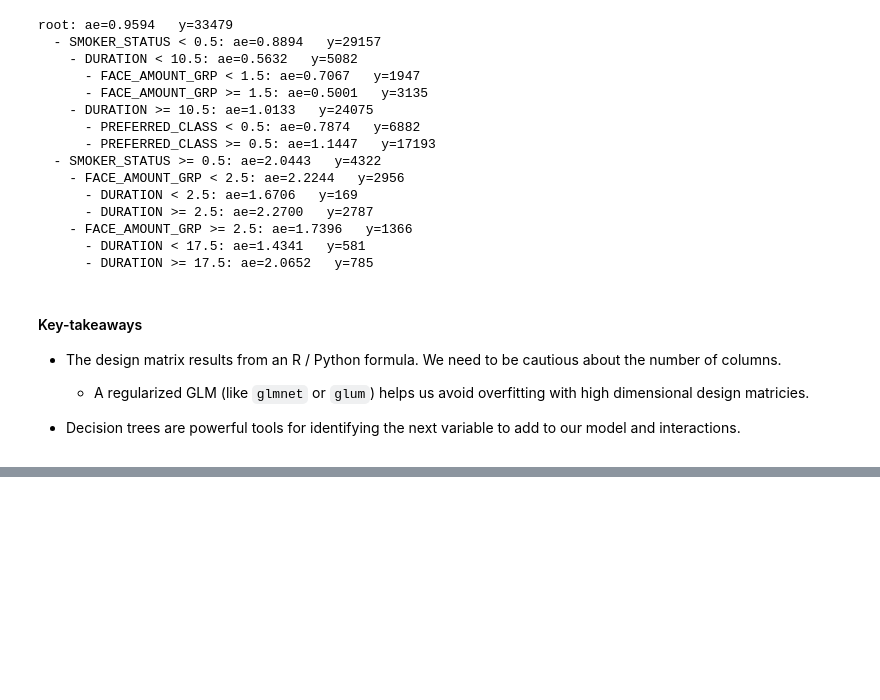
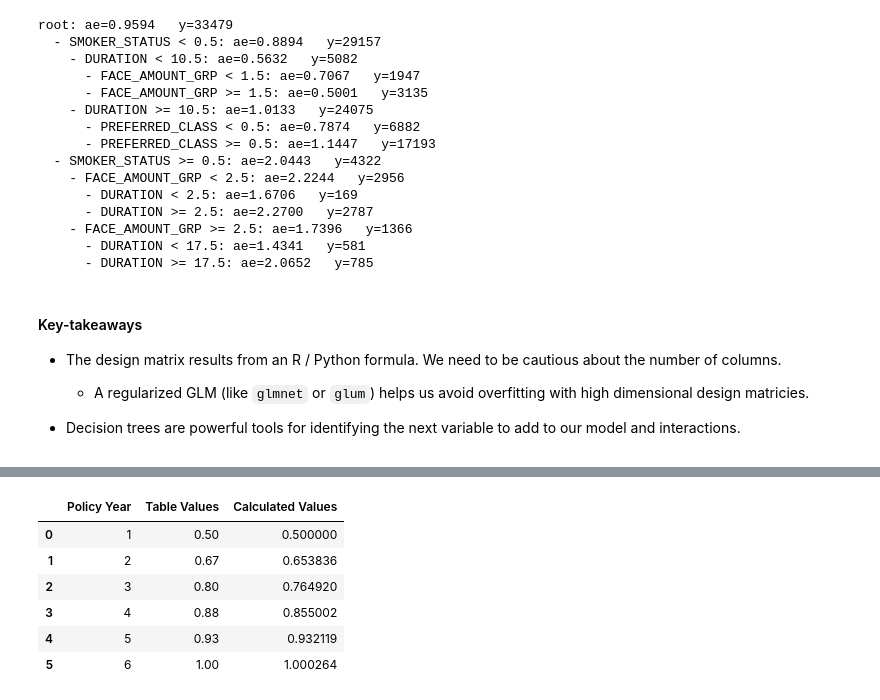
Before and after one commit to mma-fsa/data-examples, a Jupyter notebook: src/analysis/2_seriatim_data_glm.ipynb, the cells around one changed output, grey strips where cells are left out. Drawn from its saved outputs; the diff is of its cells as text; code cells hidden in the pictures; blank space fills up the shorter version.

```diff
--- a/src/analysis/2_seriatim_data_glm.ipynb
+++ b/src/analysis/2_seriatim_data_glm.ipynb
@@ -422,0 +489,27 @@ root: ae=0.9594   y=33479
+# %%
+parameter_c = 0.5
+parameter_p = 0.387
+policy_years = list(range(1, 7)) # stops at 6, range goes up to end(7) - 1
+
+# from the table of Issue Age < 50 selection factors that we made-up
+table_values = [0.5, 0.67, 0.80, 0.88, 0.93, 1.0]
+
+# helper function to calculate factor = c * pol_yr ^ p (power function)
+calc_pwr_func = lambda pol_yr, c, p : c * pol_yr ** p
+
+# calculate the power function value
+calculated_values = [calc_pwr_func(pol_yr, parameter_c, parameter_p) for pol_yr in policy_years]
+
+pd.DataFrame({
+    "Policy Year": policy_years,
+    "Table Values": table_values,
+    "Calculated Values": calculated_values
+})
+# %% [output]
+|  | Policy Year | Table Values | Calculated Values |
+| 0 | 1 | 0.50 | 0.500000 |
+| 1 | 2 | 0.67 | 0.653836 |
+| 2 | 3 | 0.80 | 0.764920 |
+| 3 | 4 | 0.88 | 0.855002 |
+| 4 | 5 | 0.93 | 0.932119 |
+| 5 | 6 | 1.00 | 1.000264 |
```
Also changed, not shown: parts of 20 cells of this notebook.
